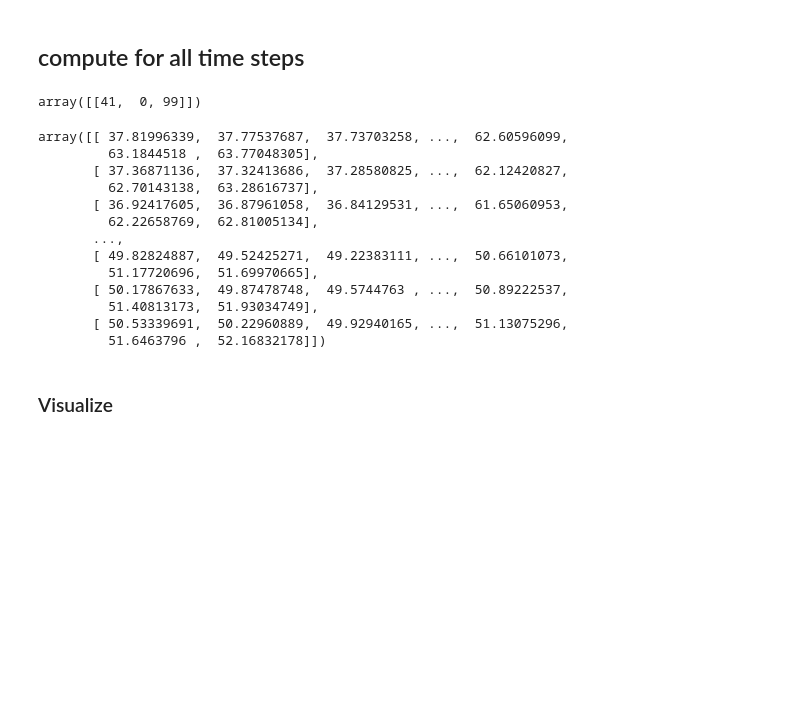
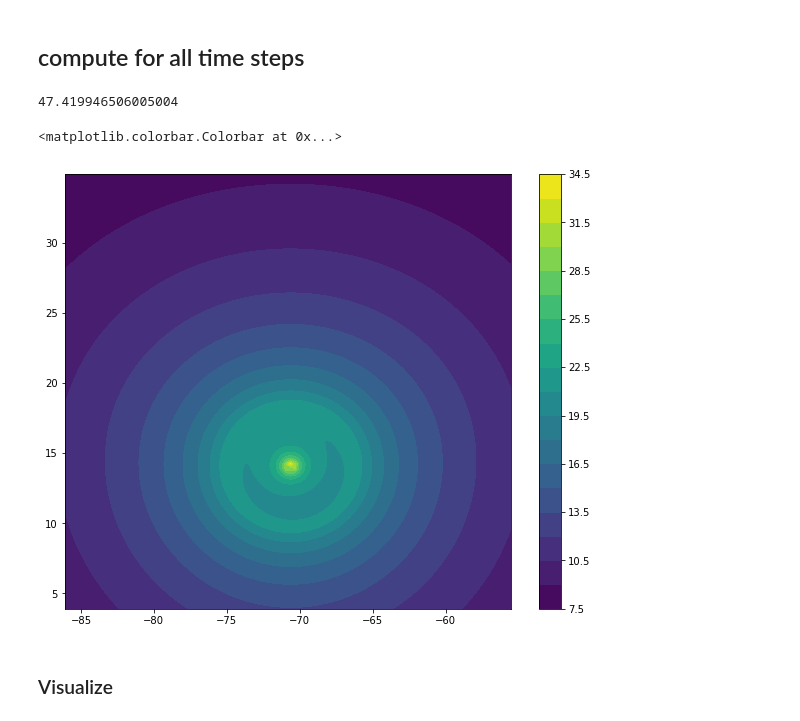
Before and after one commit to ec-jrc/pyStorms, a Jupyter notebook: Output.ipynb, the cells around one changed output. Cells and saved outputs as stored; diff of their text form; code cells hidden in the pictures; blank space fills up the shorter version.

```diff
--- a/Output.ipynb
+++ b/Output.ipynb
@@ -166,26 +179,18 @@ uy = np.array(uy)
 pp = np.array(pp)
 # %%
 vel=np.sqrt(ux**2+uy**2)
-# %%
-np.argwhere(vel==vel.max())
-# %% [output]
-array([[41,  0, 99]])
-# %%
-np.amax(vel,axis=0)
-# %% [output]
-array([[ 37.81996339,  37.77537687,  37.73703258, ...,  62.60596099,
-         63.1844518 ,  63.77048305],
-       [ 37.36871136,  37.32413686,  37.28580825, ...,  62.12420827,
-         62.70143138,  63.28616737],
-       [ 36.92417605,  36.87961058,  36.84129531, ...,  61.65060953,
-         62.22658769,  62.81005134],
-       ...,
-       [ 49.82824887,  49.52425271,  49.22383111, ...,  50.66101073,
-         51.17720696,  51.69970665],
-       [ 50.17867633,  49.87478748,  49.5744763 , ...,  50.89222537,
-         51.40813173,  51.93034749],
-       [ 50.53339691,  50.22960889,  49.92940165, ...,  51.13075296,
-         51.6463796 ,  52.16832178]])
+# %%
+vel.max()
+# %% [output]
+47.419946506005004
+# %%
+plt.figure(figsize=(10,8))
+plt.contourf(q1,q2,vel[15,:,:],20)
+plt.colorbar()
+#plt.quiver(q1,q2,zx,zy,scale=700)
+# %% [output]
+<matplotlib.colorbar.Colorbar at 0x...>
+[figure, added]
 # %% [markdown]
 ### Visualize
 # %%
```
Also changed, not shown: parts of 18 cells of this notebook, 4 other files.
